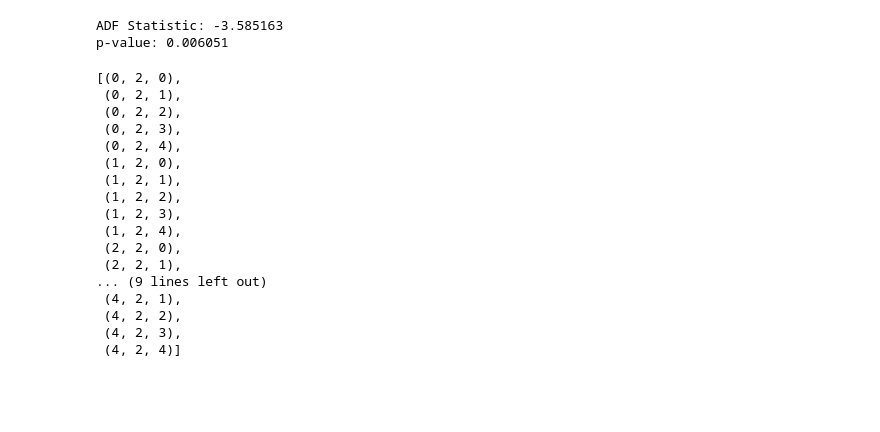
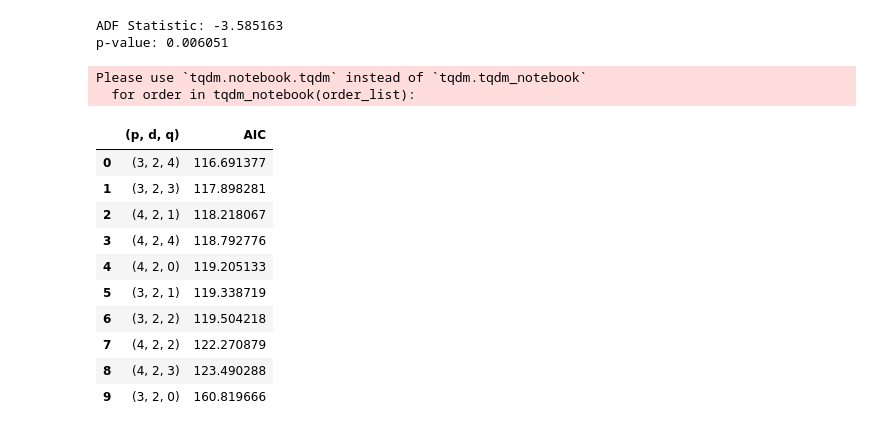
Before and after one commit to lewinskie254/timeseries-youtube, a Jupyter notebook: Lecture_6_Timeseries_Analysis_ARIMA.ipynb, the cells around one changed output. Cells and saved outputs as stored; diff of their text form; code cells hidden in the pictures; blank space fills up the shorter version.

Commit message:
Complete ARIMA notebook

```diff
--- a/Lecture_6_Timeseries_Analysis_ARIMA.ipynb
+++ b/Lecture_6_Timeseries_Analysis_ARIMA.ipynb
@@ -54,23 +54,53 @@ d = [2]
 
 #create a list of all possible combinations of Ps and Qs
 order_list = list(product(ps, d, qs))
-# %%
-order_list
-# %% [output]
-[(0, 2, 0),
- (0, 2, 1),
- (0, 2, 2),
- (0, 2, 3),
- (0, 2, 4),
- (1, 2, 0),
- (1, 2, 1),
- (1, 2, 2),
- (1, 2, 3),
- (1, 2, 4),
- (2, 2, 0),
- (2, 2, 1),
-... (9 lines left out)
- (4, 2, 1),
- (4, 2, 2),
- (4, 2, 3),
- (4, 2, 4)]
+# %%
+from typing import Union
+from tqdm import tqdm_notebook
+from statsmodels.tsa.statespace.sarimax import SARIMAX
+
+# we pass several parameters: the endog (endogenous variables) which can either be a list or a pandas series, and an order list which is a list of tuples.
+def optimize_ARIMA(endog: Union[pd.Series, list], order_list: list) -> pd.DataFrame:
+  #this is a dataframe for storing the model's AIC scores
+  results = []
+  #we are using tqdm so that we can see the progress in the training as we loop through all combinations
+  for order in tqdm_notebook(order_list):
+    try:
+      #use the sarimax model, indexing into the values of p and q from the orderlist tuples.
+      model = SARIMAX(endog, order=(order[0], order[1], order[2])).fit(disp=False)
+    except:
+      #if there is no fit, instead of causing an error, just continue
+      continue
+
+    #get the AIC score from the SARIMAX inbuilt AIC property
+    aic = model.aic
+
+    #append the results to the results list
+    results.append([order, aic])
+
+  #create a dataframe of the rests for easier organization.
+  result_df = pd.DataFrame(results)
+  #add the column names for the rests
+  result_df.columns = ['(p, d, q)', 'AIC']
+  #Sort in ascending order, lower AIC is better
+  result_df = result_df.sort_values(by='AIC', ascending=True).reset_index(drop=True)
+  return result_df
+# %%
+best_models = optimize_ARIMA(df['data'], order_list)
+# %% [output]
+Please use `tqdm.notebook.tqdm` instead of `tqdm.tqdm_notebook`
+  for order in tqdm_notebook(order_list):
+# %%
+best_models.head(10)
+# %% [output]
+|  | (p, d, q) | AIC |
+| 0 | (3, 2, 4) | 116.691377 |
+| 1 | (3, 2, 3) | 117.898281 |
+| 2 | (4, 2, 1) | 118.218067 |
+| 3 | (4, 2, 4) | 118.792776 |
+| 4 | (4, 2, 0) | 119.205133 |
+| 5 | (3, 2, 1) | 119.338719 |
+| 6 | (3, 2, 2) | 119.504218 |
+| 7 | (4, 2, 2) | 122.270879 |
+| 8 | (4, 2, 3) | 123.490288 |
+| 9 | (3, 2, 0) | 160.819666 |
```
Also changed, not shown: parts of 5 cells of this notebook.
